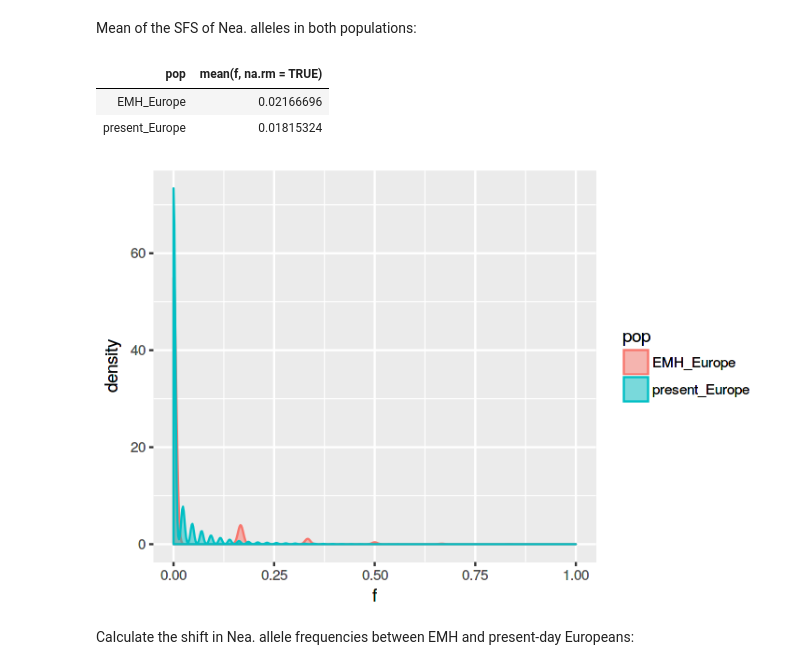
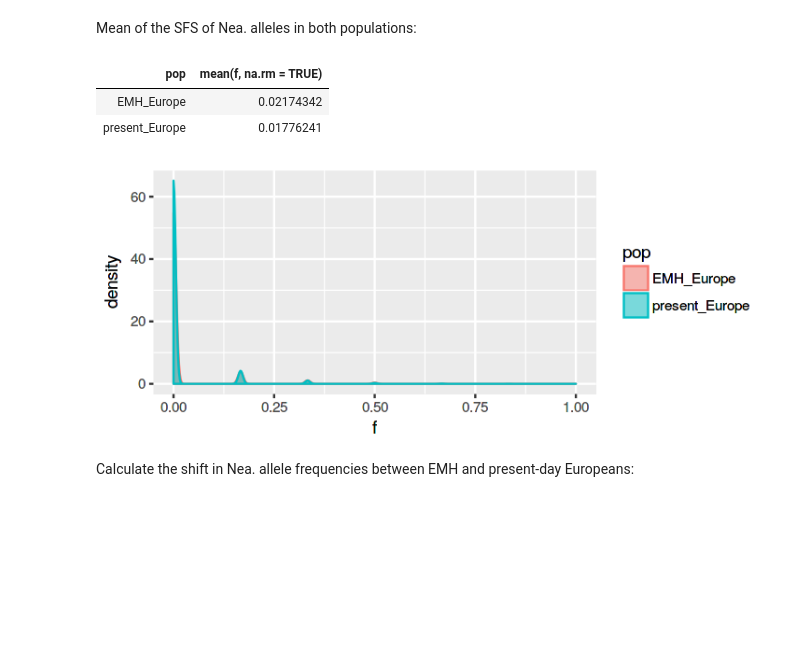
Before and after one commit to bodkan/nea-over-time, a Jupyter notebook: notebooks/frequency_shift_after_10ky.ipynb, the cells around one changed output. Drawn from its saved outputs; the diff is of its cells as text; code cells hidden in the pictures; blank space fills up the shorter version.

Commit message:
Subsample SGDP to the same size as EMHs

```diff
--- a/notebooks/frequency_shift_after_10ky.ipynb
+++ b/notebooks/frequency_shift_after_10ky.ipynb
@@ -69,8 +69,6 @@ table(all_annots_wide$AnnoType)
          Transcript
              387901
 # %%
-suppressMessages({
-
 # read processed SNP tables of aDNA samples and SGDP individuals,
 # merge them and intersect them with the annotations data
 all_snps <- load_dataset("../clean_data/ice_age.tsv",
@@ -79,6 +77,14 @@ all_snps <- load_dataset("../clean_data/ice_age.tsv",
                          filter_damage=FALSE,
                          metadata_path="../raw_data/10_24_2014_SGDP_metainformation_update.txt",
                          random_sample=T)
+
+emh_info <- # filter out high C-T samples (mainly non-UDG treated ones and weird library preps)
+  read_delim("../clean_data/ages.txt", delim=" ") %>%
+  mutate(pop="EMH_Europe") %>%
+  filter(name %in% colnames(all_snps),
+         ! name %in% c("AfontovaGora3", "GoyetQ116_1", "Kotias", "Oase1", "Satsurblia", "Villabruna")) %>%
+  filter(age < 10000)
+
 
 # process the SGDP metainformation table
 sgdp_info <-
@@ -91,18 +97,10 @@ sgdp_info <-
   mutate(pop="present_Europe") %>%
   filter(! Country %in% c('Iran', 'Iraq', 'Jordan', 'Israel(Central)',
                           'Israel(Carmel)', 'Israel(Negev)', 'Israel', 'Tajikistan', 'Turkey', 'Yemen',
-                          'Abkhazia', 'Armenia'))
-
-emh_info <- # filter out high C-T samples (mainly non-UDG treated ones and weird library preps)
-  read_delim("../clean_data/ages.txt", delim=" ") %>%
-  mutate(pop="EMH_Europe") %>%
-  filter(name %in% colnames(all_snps),
-         ! name %in% c("AfontovaGora3", "GoyetQ116_1", "Kotias", "Oase1", "Satsurblia", "Villabruna"))
+                          'Abkhazia', 'Armenia')) %>%
+  sample_n(size=nrow(emh_info))
 
 samples_info <-
   bind_rows(emh_info, sgdp_info) %>%
-  mutate(post_admixture=55000 - age) %>%
-  filter(age < 10000) #, name != "Stuttgart") # filter out Stuttgart, which is known to have basal Eurasian ancestry
-
-})
+  mutate(post_admixture=55000 - age)
 # %% [output]
@@ -202,6 +192,6 @@ select(eur_snps, Abkhasian_2:Tuscan_2) %>% apply(1, function(r) sum(is.na(r))) %
 # %%
 emh_na_counts     <- select(eur_snps, Karelia:Stuttgart)    %>% apply(1, function(r) sum(is.na(r)))
-present_na_counts <- select(eur_snps, Abkhasian_2:Tuscan_2) %>% apply(1, function(r) sum(is.na(r)))
+present_na_counts <- select(eur_snps, 9:ncol(eur_snps)) %>% apply(1, function(r) sum(is.na(r)))
 # %%
 eur_snps <- filter(eur_snps, emh_na_counts == 0 & present_na_counts == 0)
 # %%
@@ -277,12 +284,13 @@ Mean of the SFS of Nea. alleles in both populations:
 group_by(sfs, pop) %>% summarise(mean(f, na.rm=TRUE))
 # %% [output]
 | pop | mean(f, na.rm = TRUE) |
-| EMH_Europe | 0.02166696 |
-| present_Europe | 0.01815324 |
+| EMH_Europe | 0.02174342 |
+| present_Europe | 0.01776241 |
 # %%
+options(repr.plot.widht=8, repr.plot.height=2.5)
 ggplot(sfs, aes(f, fill=pop, color=pop)) + geom_density(alpha=1/2) + xlim(0, 1)
 # %% [output]
-[figure, old version]
+[figure, new version]
 # %% [markdown]
 Calculate the shift in Nea. allele frequencies between EMH and present-day Europeans:
 # %%
```
Also changed, not shown: parts of 37 cells of this notebook.
